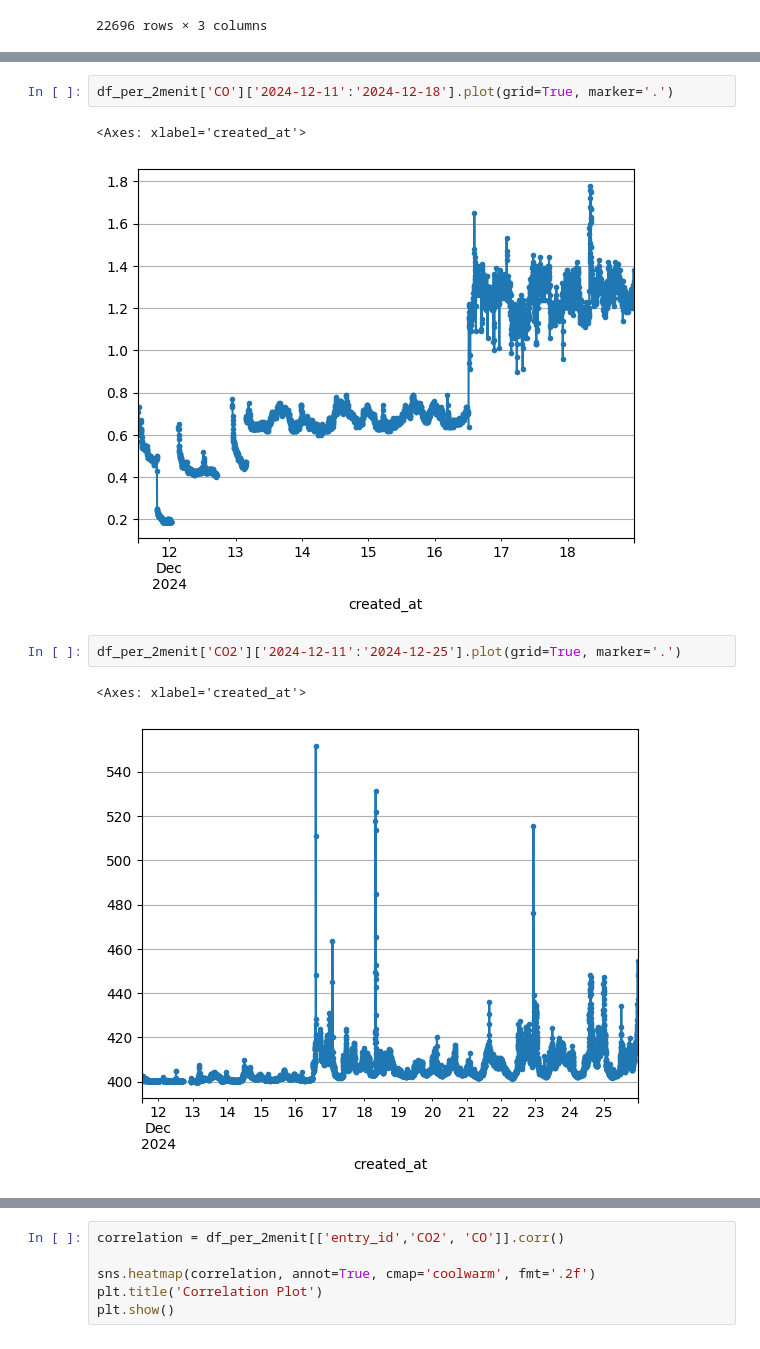
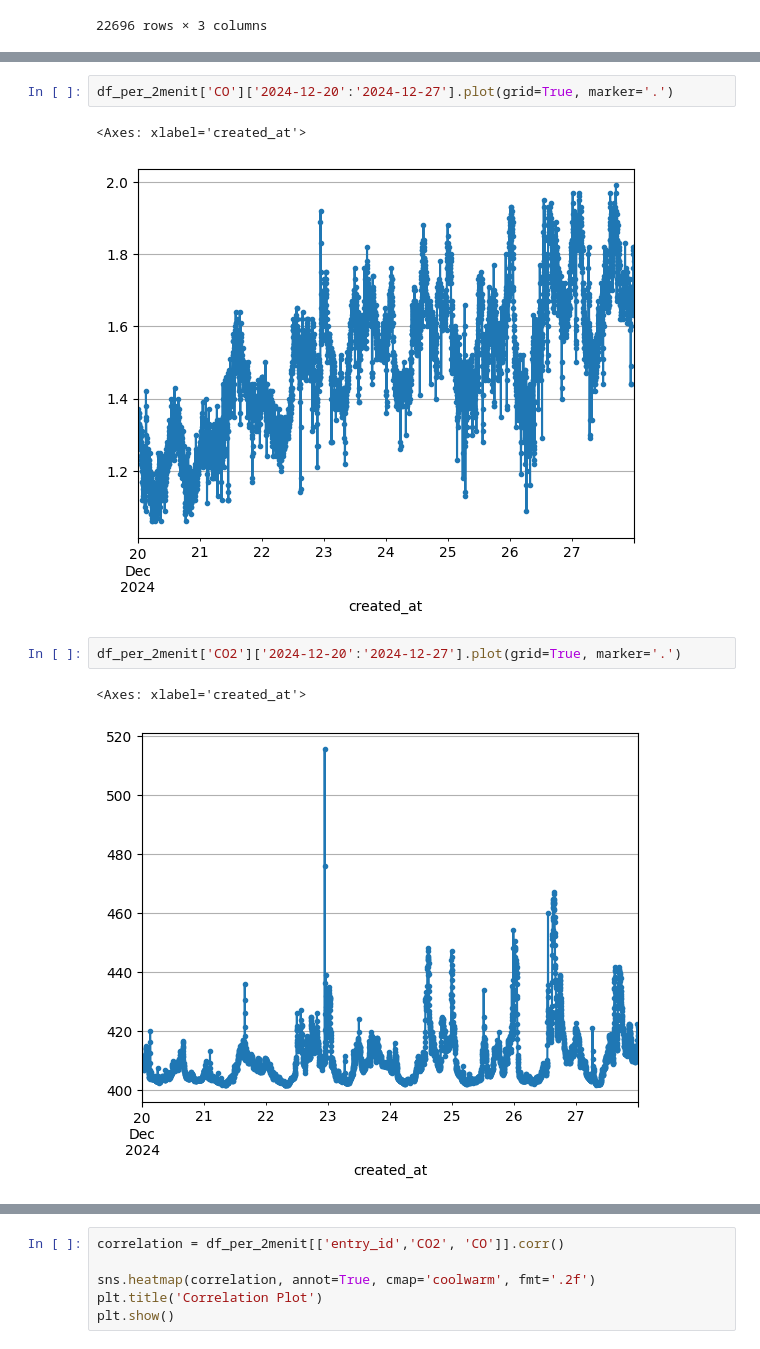
Before and after one commit to Hardtophead/Prediksi_Polusi_Udara, a Jupyter notebook: Prediksi_Polusi_LSTM.ipynb, the cells around one changed output, grey strips where cells are left out. Saved outputs shown, nothing was run; the diff lists cells and outputs as text.

```diff
--- a/Prediksi_Polusi_LSTM.ipynb
+++ b/Prediksi_Polusi_LSTM.ipynb
@@ -108,10 +108,10 @@ df_per_2menit.describe()
 # %%
-df_per_2menit['CO']['2024-12-11':'2024-12-18'].plot(grid=True, marker='.')
+df_per_2menit['CO']['2024-12-20':'2024-12-27'].plot(grid=True, marker='.')
 # %% [output]
 <Axes: xlabel='created_at'>
-[figure, old version]
+[figure, new version]
 # %%
-df_per_2menit['CO2']['2024-12-11':'2024-12-25'].plot(grid=True, marker='.')
+df_per_2menit['CO2']['2024-12-20':'2024-12-27'].plot(grid=True, marker='.')
 # %% [output]
 <Axes: xlabel='created_at'>
-[figure, old version]
+[figure, new version]
```
Also changed, not shown: parts of 30 cells of this notebook.
